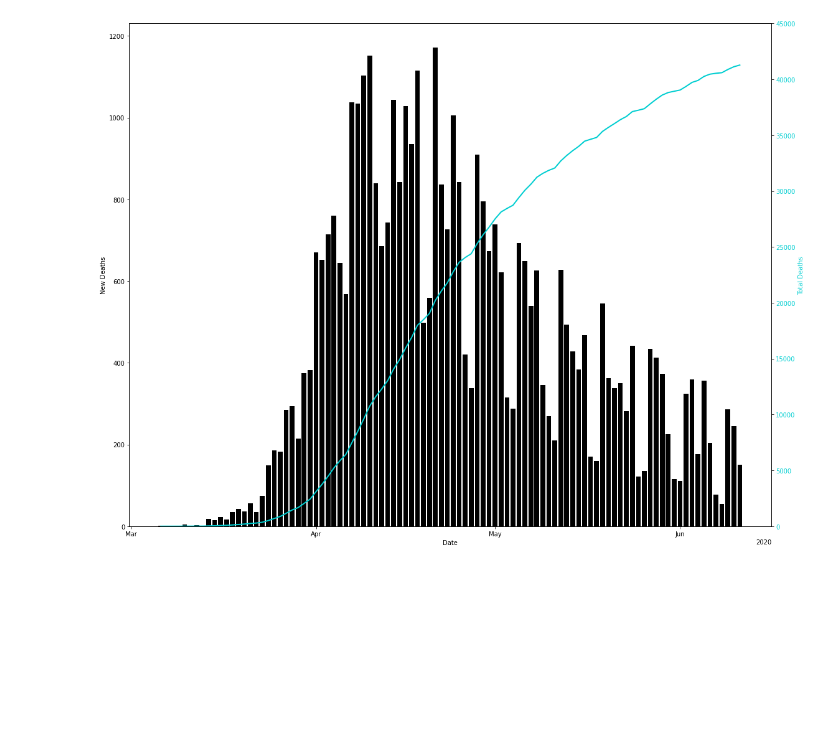
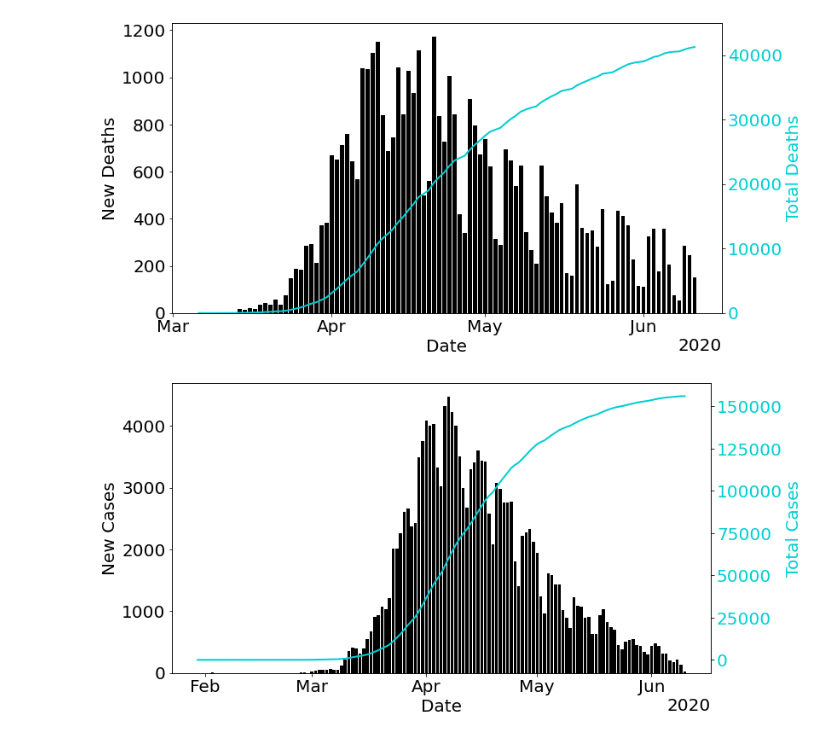
Before and after one commit to aricooperdavis/coronasaurus_NERCHackathonTwo_LearningFromLockdown, a Jupyter notebook: covid/Cases and Deaths.ipynb, the cells around one changed output. Saved outputs shown, nothing was run; the diff lists cells and outputs as text; code cells hidden in the pictures; blank space fills up the shorter version.

Commit message:
Added a class to the coronavirus dataset

```diff
--- a/covid/Cases and Deaths.ipynb
+++ b/covid/Cases and Deaths.ipynb
@@ -51,12 +41,12 @@ plt.show()
 locator = mdates.AutoDateLocator(minticks=3, maxticks=7)
 formatter = mdates.ConciseDateFormatter(locator)
 
-fig, ax1 = plt.subplots(figsize=(16,12))
+fig, ax1 = plt.subplots(figsize=(12,6))
 
 color = 'k'
 ax1.set_xlabel('Date'); ax1.xaxis.set_major_locator(locator); ax1.xaxis.set_major_formatter(formatter)
 ax1.set_ylabel('New Deaths', color=color)
-ax1.bar(deaths['Date_'], deaths['New_deaths'], color=color)
+ax1.bar(deaths['Date'], deaths['New_deaths'], color=color)
 ax1.tick_params(axis='y', labelcolor=color)
 
 ax2 = ax1.twinx()  # instantiate a second axes that shares the same x-axis
@@ -64,11 +54,21 @@ ax2 = ax1.twinx()  # instantiate a second axes that shares the same x-axis
 color = 'darkturquoise'
 ax2.xaxis.set_major_locator(locator); ax2.xaxis.set_major_formatter(formatter)
 ax2.set_ylabel('Total Deaths', color=color)  # we already handled the x-label with ax1
-ax2.plot(deaths['Date_'], deaths['Total_deaths'], color=color, linewidth=2)
+ax2.plot(deaths['Date'], deaths['Total_deaths'], color=color, linewidth=2)
 ax2.set_ylim(0,45000)
 ax2.tick_params(axis='y', labelcolor=color)
 
 fig.tight_layout()  # otherwise the right y-label is slightly clipped
 plt.show()
 # %% [output]
-[figure, old version]
+[figure, new version]
+# %%
+from coronadata import CoronaData
+corona_data = CoronaData(cases_file='cases_england.csv', deaths_file='deaths.csv')
+
+#corona_data.get_cases()
+#corona_data.get_deaths()
+# %%
+corona_data.plot_cases(figsize=(12,6), colors=['k', 'darkturquoise'])
+# %% [output]
+[figure, added]
```
Also changed, not shown: parts of 6 cells of this notebook, 2 other files.
